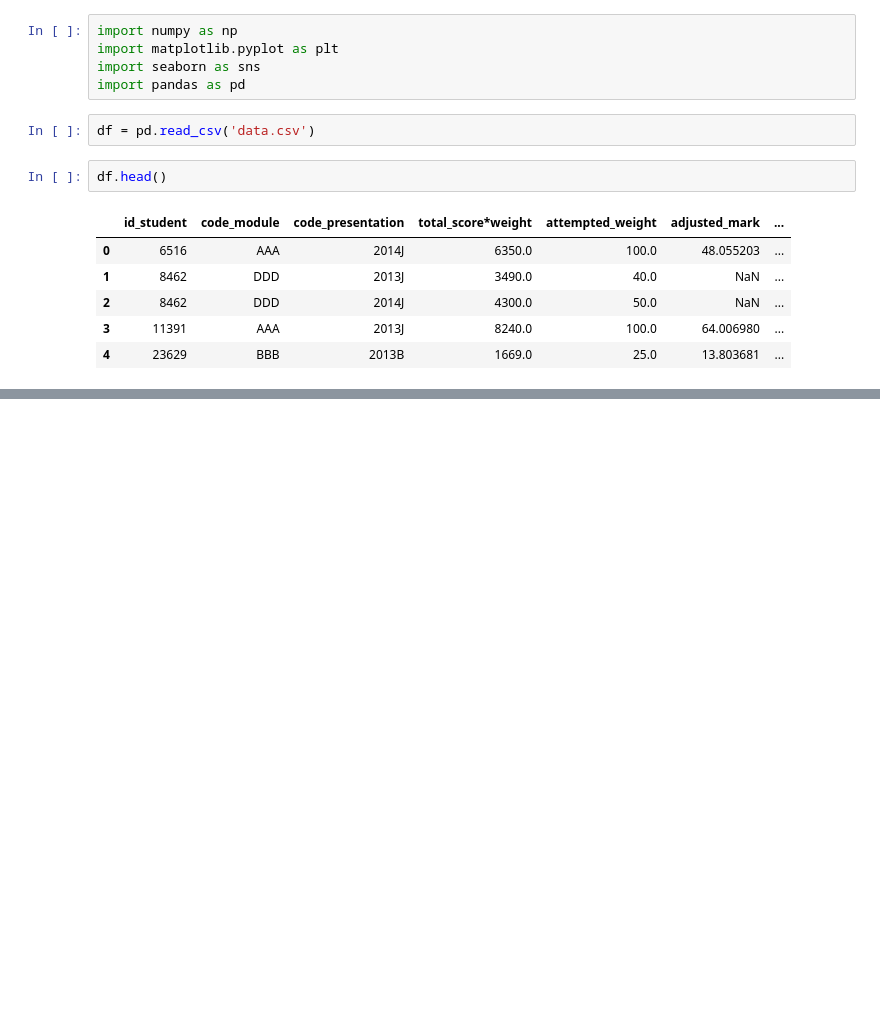
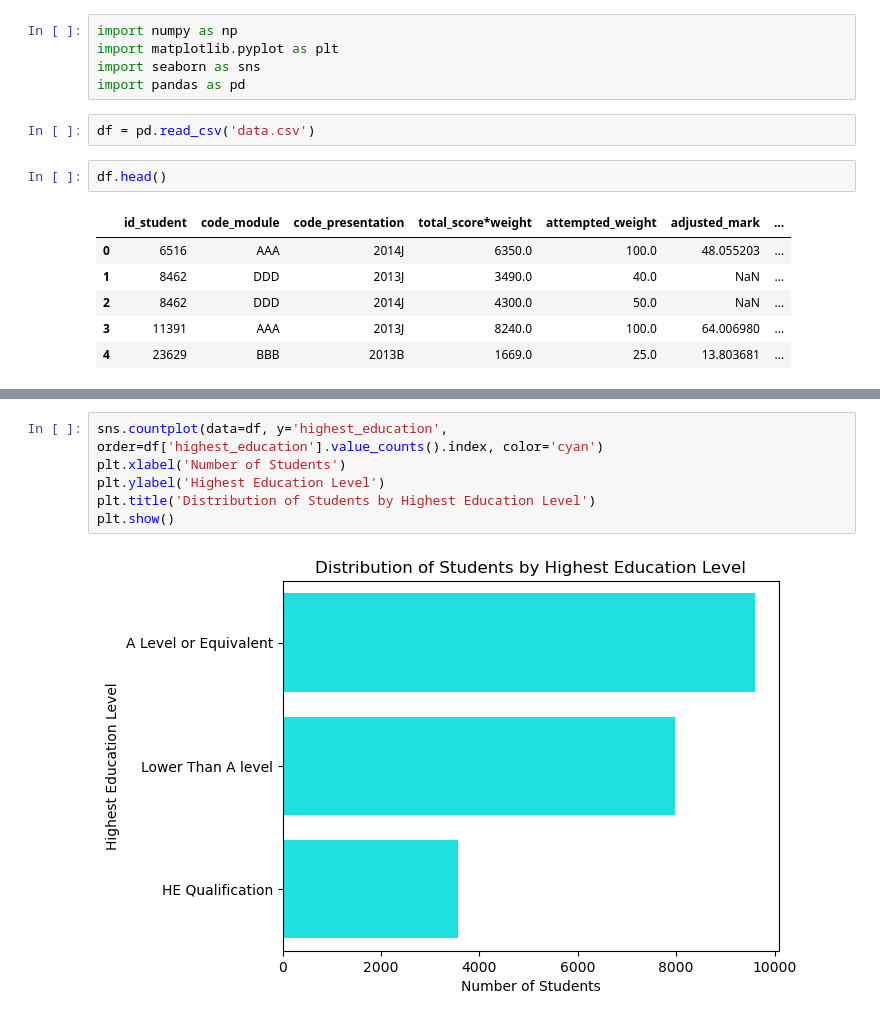
Before and after one commit to unknown-eps/bayesian_project, a Jupyter notebook: predict_final_result.ipynb, the cells around one changed output, grey strips where cells are left out. Drawn from its saved outputs; the diff is of its cells as text; blank space fills up the shorter version.

```diff
--- a/predict_final_result.ipynb
+++ b/predict_final_result.ipynb
@@ -24,0 +58,8 @@ plt.show()
+# %%
+sns.countplot(data=df, y='highest_education', order=df['highest_education'].value_counts().index, color='cyan')
+plt.xlabel('Number of Students')
+plt.ylabel('Highest Education Level')
+plt.title('Distribution of Students by Highest Education Level')
+plt.show()
+# %% [output]
+[figure, added]
```
Also changed, not shown: parts of 21 cells of this notebook, 1 other file.
